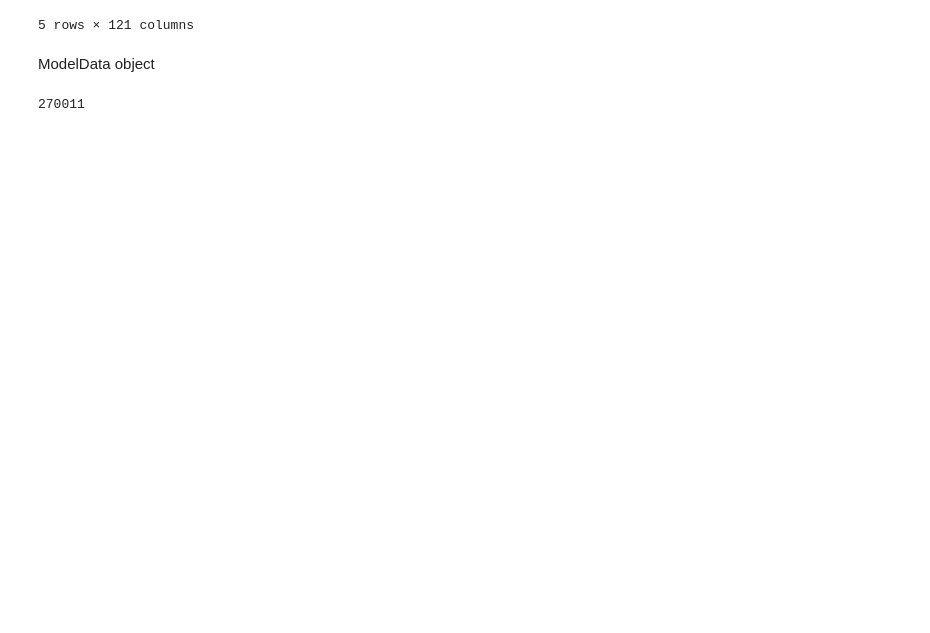
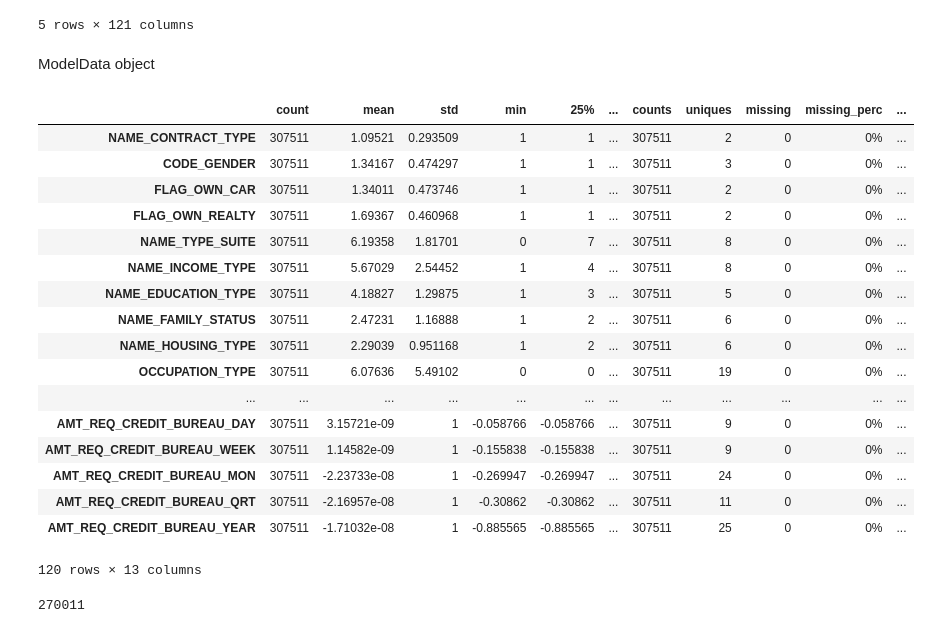
Before and after one commit to Muosvr/home-credit-default-risk, a Jupyter notebook: home-credit-default-risk-dl.ipynb, the cells around one changed output. Cells and saved outputs as stored; diff of their text form; code cells hidden in the pictures; blank space fills up the shorter version.

```diff
--- a/home-credit-default-risk-dl.ipynb
+++ b/home-credit-default-risk-dl.ipynb
@@ -251,6 +196,29 @@ data_samp.head()
 ModelData object
 # %%
 df, y, nas, mapper = proc_df(data_samp, 'TARGET', do_scale=True)
+# %%
+dfs = DataFrameSummary(df)
+# %%
+display_allRows(dfs.summary().transpose())
+# %% [output]
+|  | count | mean | std | min | 25% | ... | counts | uniques | missing | missing_perc | ... |
+| NAME_CONTRACT_TYPE | 307511 | 1.09521 | 0.293509 | 1 | 1 | ... | 307511 | 2 | 0 | 0% | ... |
+| CODE_GENDER | 307511 | 1.34167 | 0.474297 | 1 | 1 | ... | 307511 | 3 | 0 | 0% | ... |
+| FLAG_OWN_CAR | 307511 | 1.34011 | 0.473746 | 1 | 1 | ... | 307511 | 2 | 0 | 0% | ... |
+| FLAG_OWN_REALTY | 307511 | 1.69367 | 0.460968 | 1 | 1 | ... | 307511 | 2 | 0 | 0% | ... |
+| NAME_TYPE_SUITE | 307511 | 6.19358 | 1.81701 | 0 | 7 | ... | 307511 | 8 | 0 | 0% | ... |
+| NAME_INCOME_TYPE | 307511 | 5.67029 | 2.54452 | 1 | 4 | ... | 307511 | 8 | 0 | 0% | ... |
+| NAME_EDUCATION_TYPE | 307511 | 4.18827 | 1.29875 | 1 | 3 | ... | 307511 | 5 | 0 | 0% | ... |
+| NAME_FAMILY_STATUS | 307511 | 2.47231 | 1.16888 | 1 | 2 | ... | 307511 | 6 | 0 | 0% | ... |
+| NAME_HOUSING_TYPE | 307511 | 2.29039 | 0.951168 | 1 | 2 | ... | 307511 | 6 | 0 | 0% | ... |
+| OCCUPATION_TYPE | 307511 | 6.07636 | 5.49102 | 0 | 0 | ... | 307511 | 19 | 0 | 0% | ... |
+| ... | ... | ... | ... | ... | ... | ... | ... | ... | ... | ... | ... |
+| AMT_REQ_CREDIT_BUREAU_DAY | 307511 | 3.15721e-09 | 1 | -0.058766 | -0.058766 | ... | 307511 | 9 | 0 | 0% | ... |
+| AMT_REQ_CREDIT_BUREAU_WEEK | 307511 | 1.14582e-09 | 1 | -0.155838 | -0.155838 | ... | 307511 | 9 | 0 | 0% | ... |
+| AMT_REQ_CREDIT_BUREAU_MON | 307511 | -2.23733e-08 | 1 | -0.269947 | -0.269947 | ... | 307511 | 24 | 0 | 0% | ... |
+| AMT_REQ_CREDIT_BUREAU_QRT | 307511 | -2.16957e-08 | 1 | -0.30862 | -0.30862 | ... | 307511 | 11 | 0 | 0% | ... |
+| AMT_REQ_CREDIT_BUREAU_YEAR | 307511 | -1.71032e-08 | 1 | -0.885565 | -0.885565 | ... | 307511 | 25 | 0 | 0% | ... |
+120 rows × 13 columns
 # %%
 #data_test['TARGET'] = 0 #??
 # %%
```
Also changed, not shown: parts of 11 cells of this notebook.
